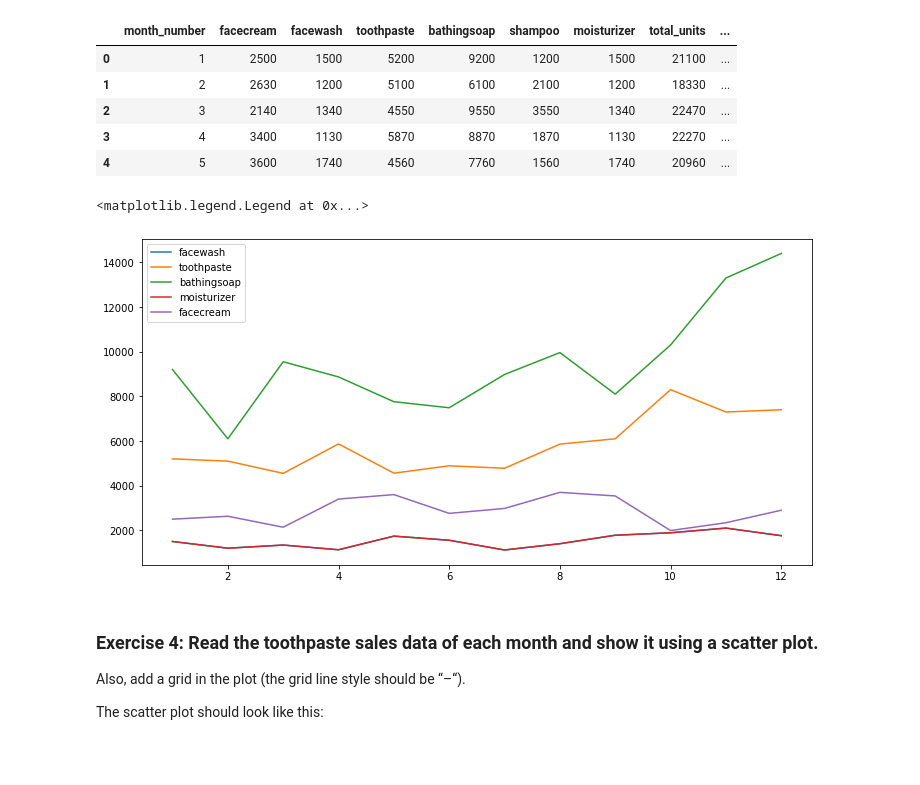
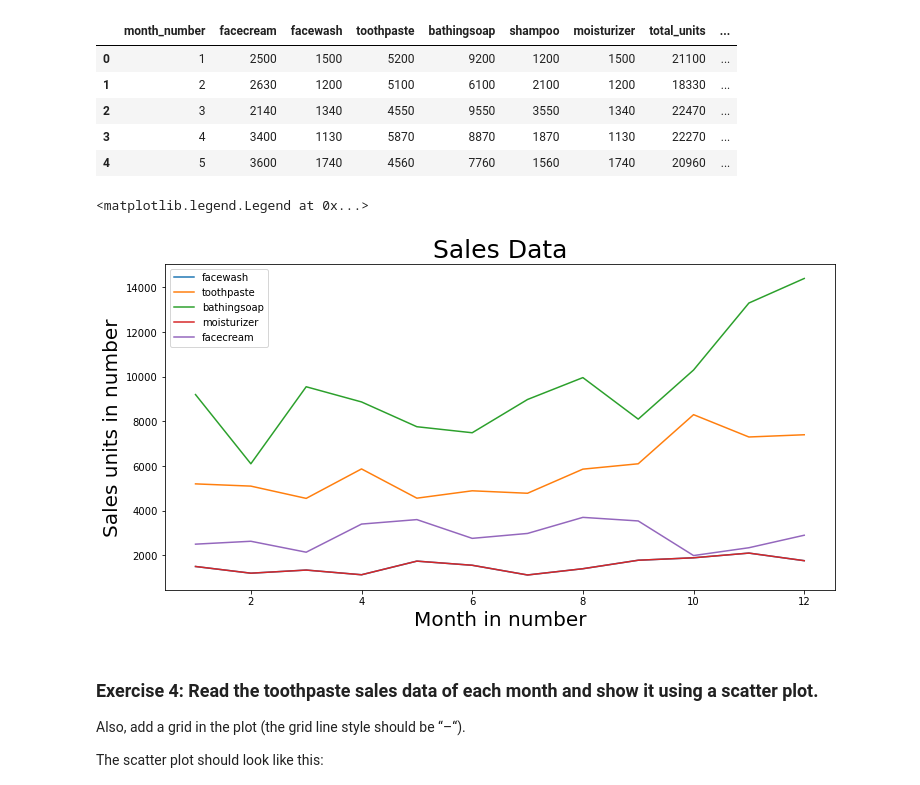
Before and after one commit to Forcystus91/ai_nov21, a Jupyter notebook: Chapter 1/08. Matplotlib/Matplotlib_exercises.ipynb, the cells around one changed output. Cells and saved outputs as stored; diff of their text form; code cells hidden in the pictures; blank space fills up the shorter version.

```diff
--- a/Chapter 1/08. Matplotlib/Matplotlib_exercises.ipynb
+++ b/Chapter 1/08. Matplotlib/Matplotlib_exercises.ipynb
@@ -72,14 +79,17 @@ data.head()
 # %%
 plt.figure(figsize=(12,6))
 plt.plot(x,data['facewash'],label='facewash')
 plt.plot(x,data['toothpaste'],label='toothpaste')
 plt.plot(x,data['bathingsoap'],label='bathingsoap')
 plt.plot(x,data['moisturizer'],label='moisturizer')
 plt.plot(x,data['facecream'],label='facecream')
+plt.title('Sales Data',fontdict={'fontsize':25})
+plt.ylabel('Sales units in number',fontsize=20)
+plt.xlabel('Month in number',fontsize=20)
 plt.legend()
 # %% [output]
 <matplotlib.legend.Legend at 0x...>
-[figure, old version]
+[figure, new version]
 # %% [markdown]
 ### Exercise 4: Read the toothpaste sales data of each month and show it using a scatter plot.
 Also, add a grid in the plot (the grid line style should be “–“).
```
Also changed, not shown: parts of 10 cells of this notebook, 2 other files.
